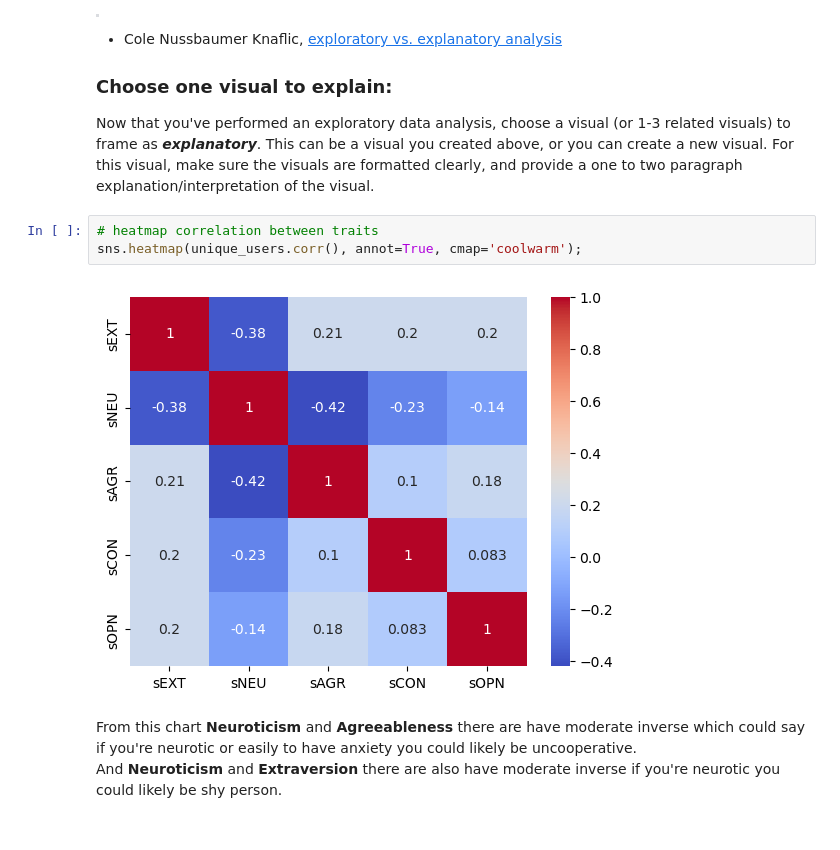
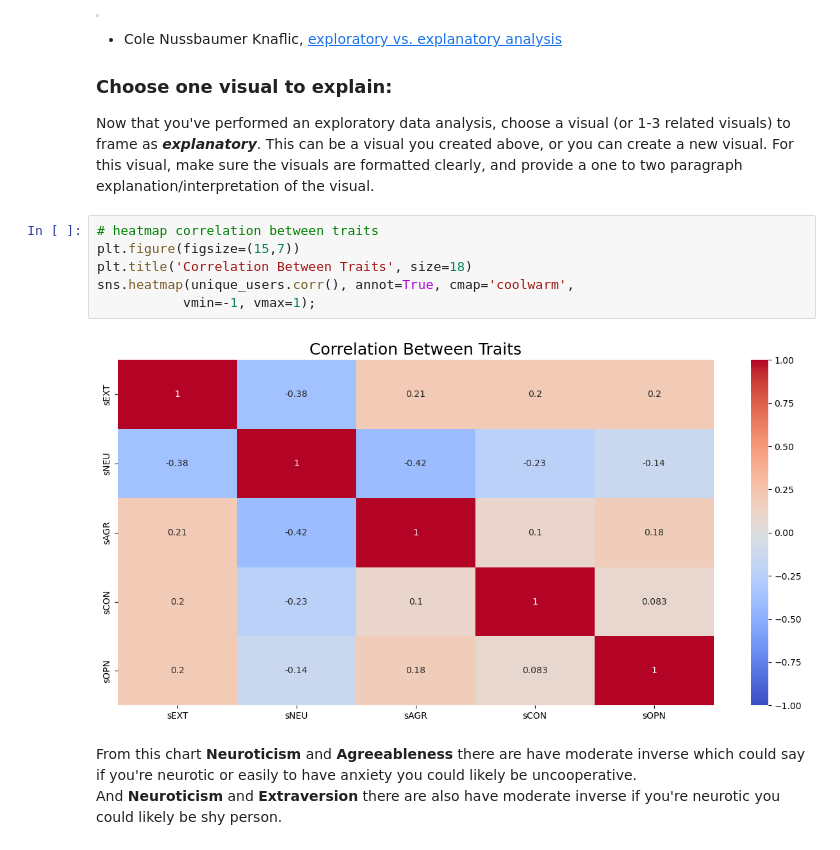
Before and after one commit to suwichacle22/five_traits_eda, a Jupyter notebook: starter-code.ipynb, the cells around one changed output. Saved outputs shown, nothing was run; the diff lists cells and outputs as text.

```diff
--- a/starter-code.ipynb
+++ b/starter-code.ipynb
@@ -666,9 +666,12 @@ for i, col in enumerate(['cEXT', 'cNEU', 'cAGR', 'cCON', 'cOPN']):
 Now that you've performed an exploratory data analysis, choose a visual (or 1-3 related visuals) to frame as **_explanatory_**. This can be a visual you created above, or you can create a new visual. For this visual, make sure the visuals are formatted clearly, and provide a one to two paragraph explanation/interpretation of the visual.
 # %%
 # heatmap correlation between traits
-sns.heatmap(unique_users.corr(), annot=True, cmap='coolwarm');
+plt.figure(figsize=(15,7))
+plt.title('Correlation Between Traits', size=18)
+sns.heatmap(unique_users.corr(), annot=True, cmap='coolwarm',
+           vmin=-1, vmax=1);
 # %% [output]
-[figure, old version]
+[figure, new version]
 # %% [markdown]
 From this chart **Neuroticism** and **Agreeableness** there are have moderate inverse which could say if you're neurotic or easily to have anxiety you could likely be uncooperative.<br>
 And **Neuroticism** and **Extraversion** there are also have moderate inverse if you're neurotic you could likely be shy person.
```
Also changed, not shown: parts of 3 cells of this notebook.
